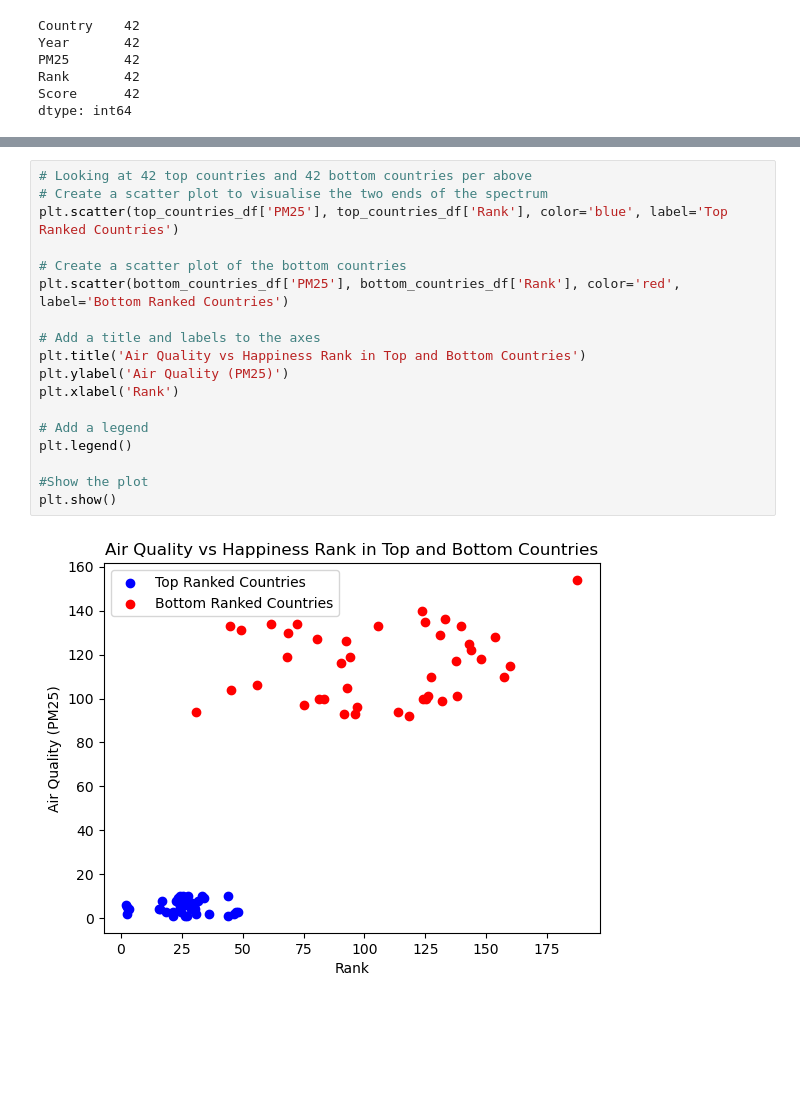
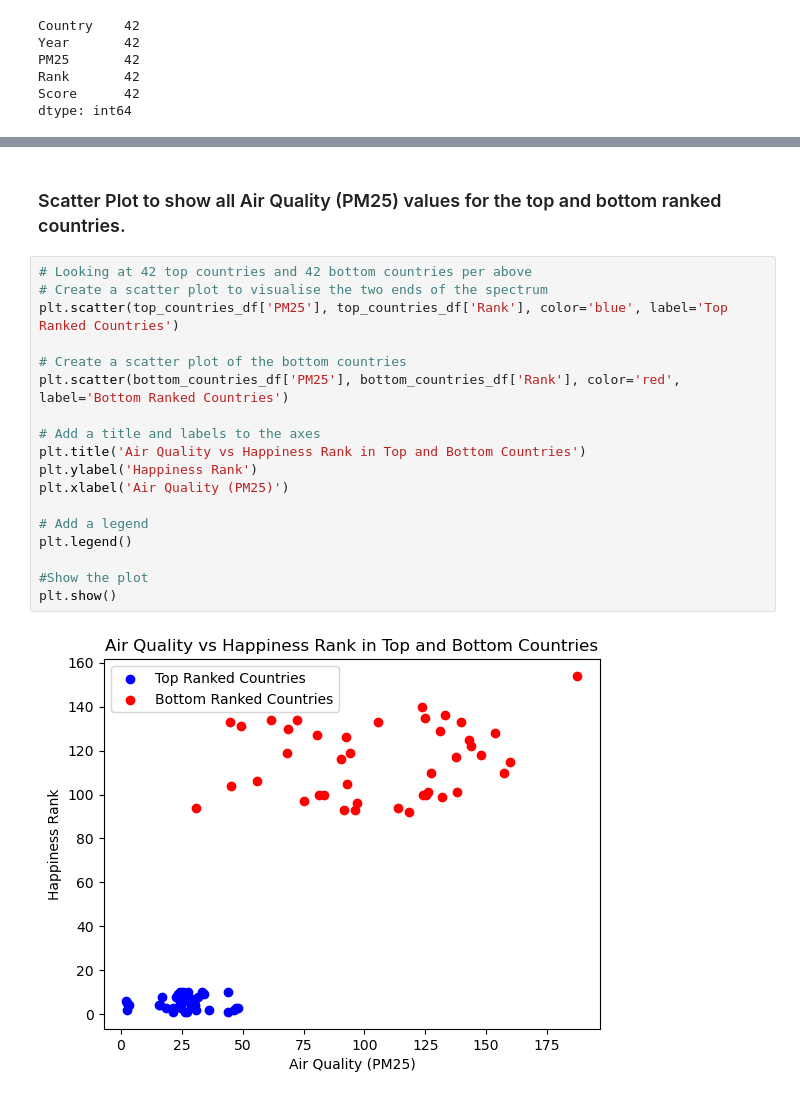
Before and after one commit to benoitchamot/AirQuality_and_Happiness, a Jupyter notebook: Analysis_AirQuality_and_Happiness.ipynb, the cells around one changed output, grey strips where cells are left out. Drawn from its saved outputs; the diff is of its cells as text; blank space fills up the shorter version.

Commit message:
updated Happiness analysis

```diff
--- a/Analysis_AirQuality_and_Happiness.ipynb
+++ b/Analysis_AirQuality_and_Happiness.ipynb
@@ -215,20 +232,22 @@ dtype: int64
+# %% [markdown]
+### Scatter Plot to show all Air Quality (PM25) values for the top and bottom ranked countries.
 # %%
 # Looking at 42 top countries and 42 bottom countries per above
 # Create a scatter plot to visualise the two ends of the spectrum
 plt.scatter(top_countries_df['PM25'], top_countries_df['Rank'], color='blue', label='Top Ranked Countries')
 
 # Create a scatter plot of the bottom countries
 plt.scatter(bottom_countries_df['PM25'], bottom_countries_df['Rank'], color='red', label='Bottom Ranked Countries')
 
 # Add a title and labels to the axes
 plt.title('Air Quality vs Happiness Rank in Top and Bottom Countries')
-plt.ylabel('Air Quality (PM25)')
-plt.xlabel('Rank')
+plt.ylabel('Happiness Rank')
+plt.xlabel('Air Quality (PM25)')
 
 # Add a legend
 plt.legend()
 
 #Show the plot
 plt.show()
 # %% [output]
-[figure, old version]
+[figure, new version]
```
Also changed, not shown: parts of 4 cells of this notebook.
